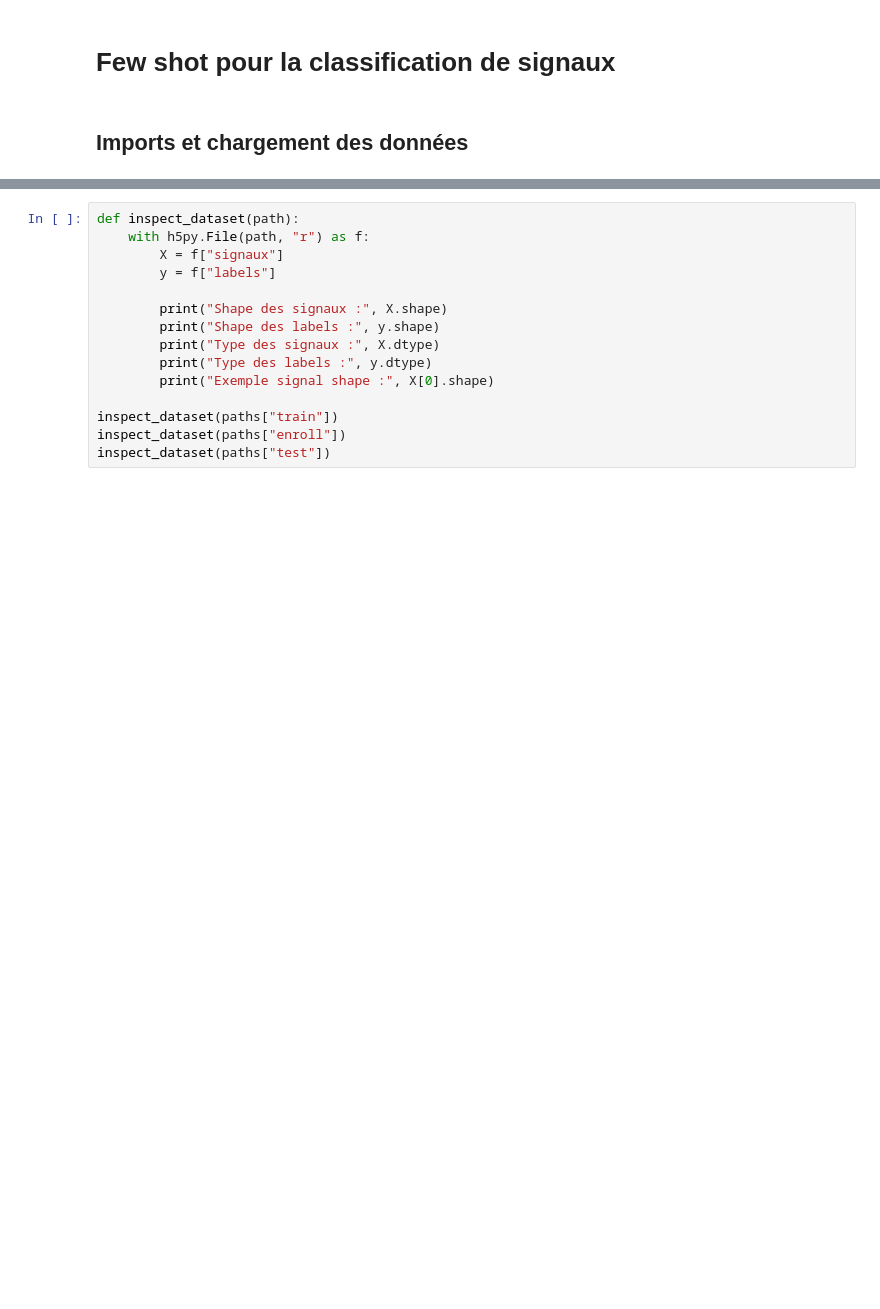
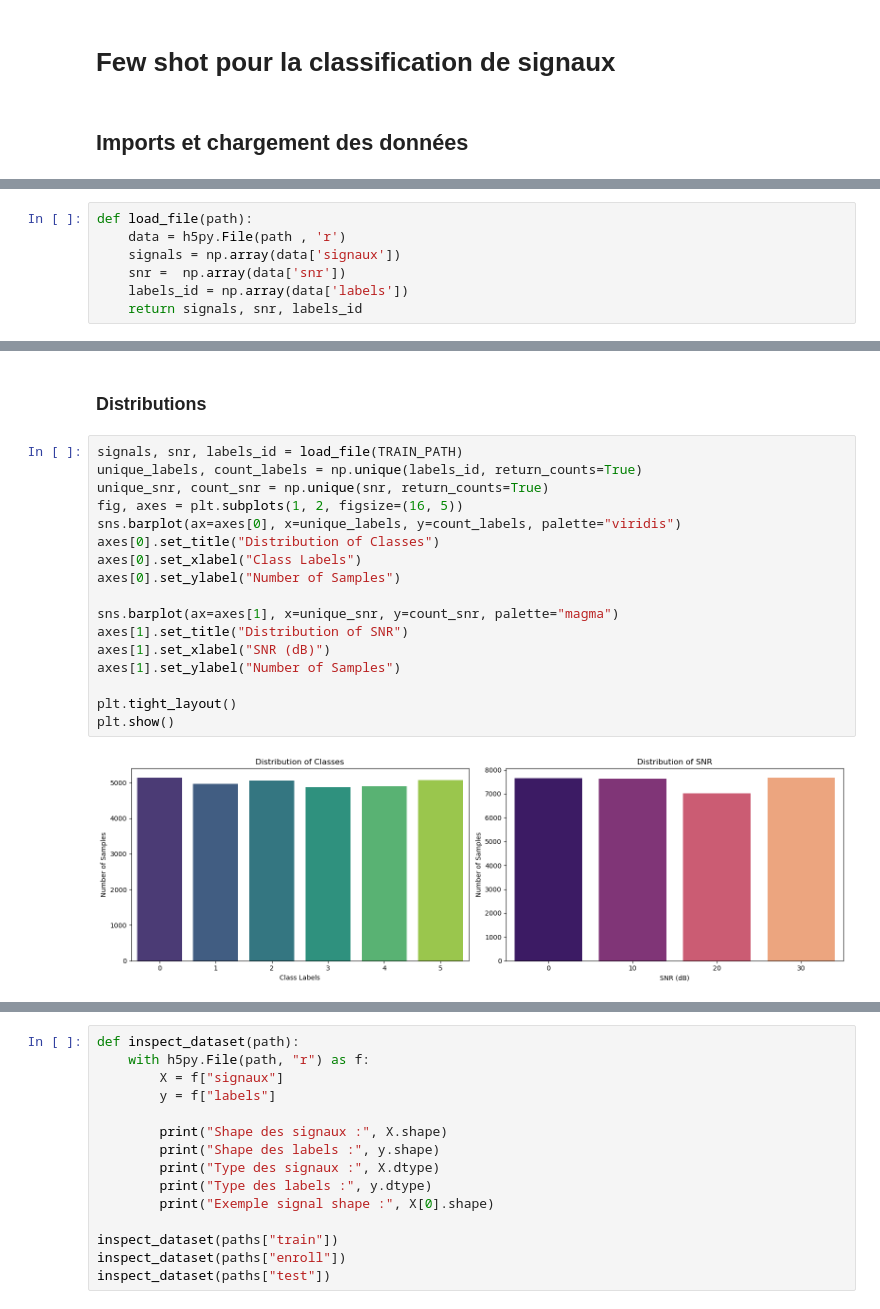
Before and after one commit to luckyman94/Few-Shot-Learning-for-signal-classification, a Jupyter notebook: notebook.ipynb, the cells around one changed output, grey strips where cells are left out. Drawn from its saved outputs; the diff is of its cells as text; blank space fills up the shorter version.

```diff
--- a/notebook.ipynb
+++ b/notebook.ipynb
@@ -5 +52,8 @@
+# %%
+def load_file(path):
+    data = h5py.File(path , 'r')
+    signals = np.array(data['signaux'])
+    snr =  np.array(data['snr'])
+    labels_id = np.array(data['labels'])
+    return signals, snr, labels_id
 # %%
@@ -31,0 +178,21 @@ Clés : ['labels', 'signaux', 'snr']
+# %% [markdown]
+### Distributions
+# %%
+signals, snr, labels_id = load_file(TRAIN_PATH)
+unique_labels, count_labels = np.unique(labels_id, return_counts=True)
+unique_snr, count_snr = np.unique(snr, return_counts=True)
+fig, axes = plt.subplots(1, 2, figsize=(16, 5))
+sns.barplot(ax=axes[0], x=unique_labels, y=count_labels, palette="viridis")
+axes[0].set_title("Distribution of Classes")
+axes[0].set_xlabel("Class Labels")
+axes[0].set_ylabel("Number of Samples")
+
+sns.barplot(ax=axes[1], x=unique_snr, y=count_snr, palette="magma")
+axes[1].set_title("Distribution of SNR")
+axes[1].set_xlabel("SNR (dB)")
+axes[1].set_ylabel("Number of Samples")
+
+plt.tight_layout()
+plt.show()
+# %% [output]
+[figure, added]
```
Also changed, not shown: parts of 16 cells of this notebook.
